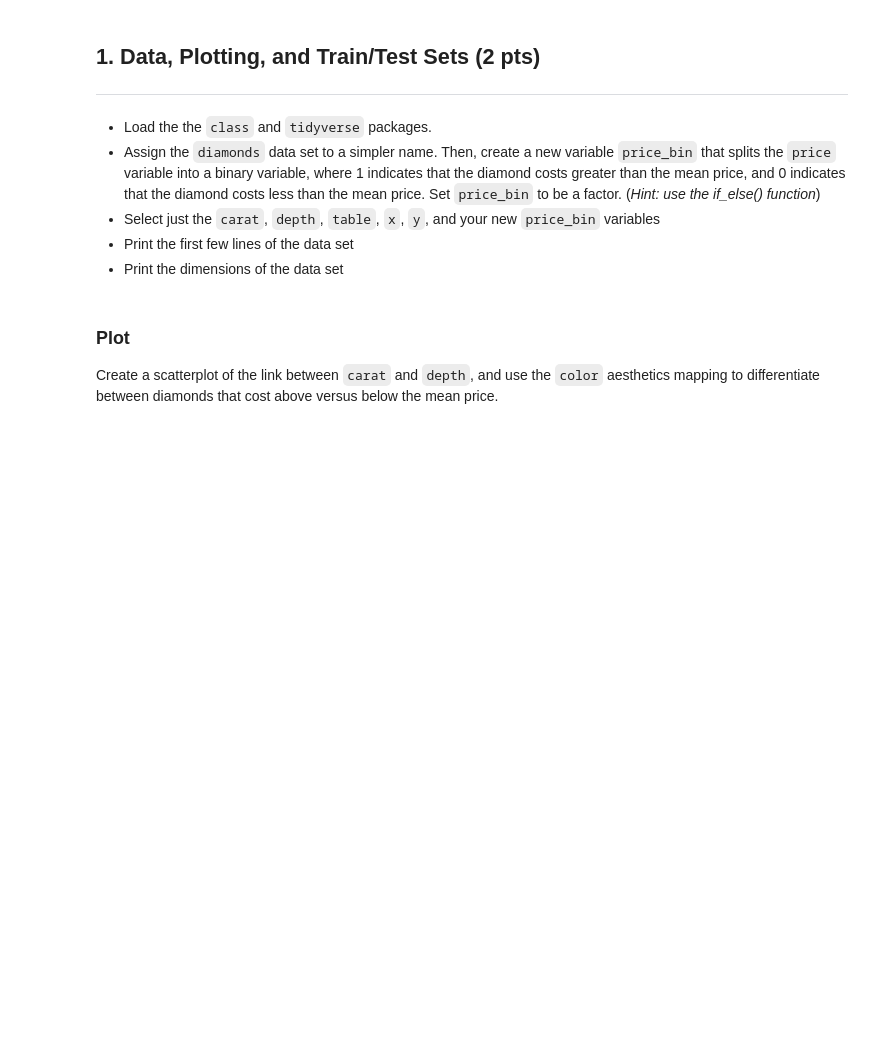
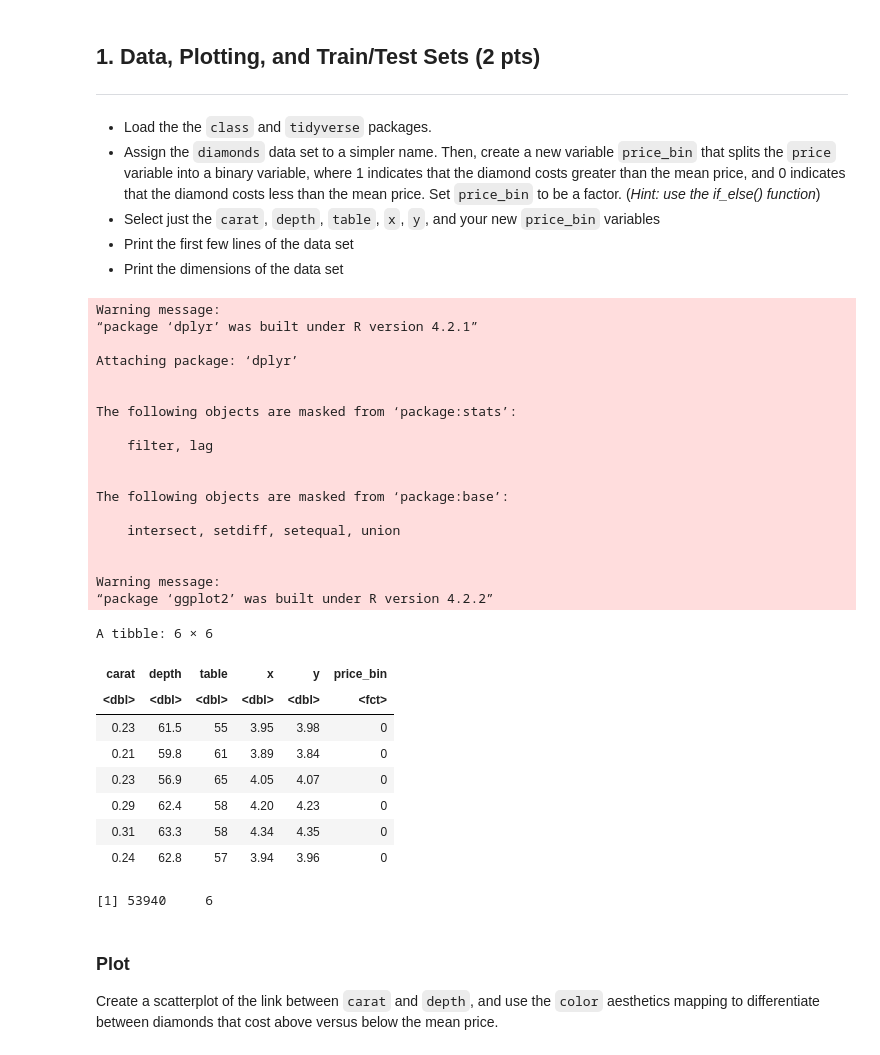
Before and after one commit to cnsimmons/Simmons_DSPN_S25, a Jupyter notebook: ExerciseSubmissions/ex11-the-beauty-of-knn.ipynb, the cells around one changed output. Drawn from its saved outputs; the diff is of its cells as text; code cells hidden in the pictures; blank space fills up the shorter version.

```diff
--- a/ExerciseSubmissions/ex11-the-beauty-of-knn.ipynb
+++ b/ExerciseSubmissions/ex11-the-beauty-of-knn.ipynb
@@ -17,3 +15,55 @@ In this exercise, you'll gain practice working with kNN. We'll use the [diamonds
+# %%
+# Load the required packages
+library(class)
+library(tidyverse)
+#library (dplyr)
+#library(ggplot2)
+
+
+# Assign the diamonds dataset to a simpler name and create price_bin variable
+diamonds_df <- diamonds
+diamonds_df <- diamonds_df %>%
+  mutate(price_bin = if_else(price > mean(price), 1, 0)) %>%
+  mutate(price_bin = as.factor(price_bin))
+
+# Select just the required variables
+diamonds_df <- diamonds_df %>%
+  select(carat, depth, table, x, y, price_bin)
+
+# Print the first few lines of the dataset
+head(diamonds_df)
+
+# Print the dimensions of the dataset
+dim(diamonds_df)
+# %% [output]
+Warning message:
+“package ‘dplyr’ was built under R version 4.2.1”
+
+Attaching package: ‘dplyr’
+
+
+The following objects are masked from ‘package:stats’:
+
+    filter, lag
+
+
+The following objects are masked from ‘package:base’:
+
+    intersect, setdiff, setequal, union
+
+
+Warning message:
+“package ‘ggplot2’ was built under R version 4.2.2”
+A tibble: 6 × 6
+| carat | depth | table | x | y | price_bin |
+| <dbl> | <dbl> | <dbl> | <dbl> | <dbl> | <fct> |
+| 0.23 | 61.5 | 55 | 3.95 | 3.98 | 0 |
+| 0.21 | 59.8 | 61 | 3.89 | 3.84 | 0 |
+| 0.23 | 56.9 | 65 | 4.05 | 4.07 | 0 |
+| 0.29 | 62.4 | 58 | 4.20 | 4.23 | 0 |
+| 0.31 | 63.3 | 58 | 4.34 | 4.35 | 0 |
+| 0.24 | 62.8 | 57 | 3.94 | 3.96 | 0 |
+[1] 53940     6
 # %% [markdown]
 ### Plot
 Create a scatterplot of the link between `carat` and `depth`, and use the `color` aesthetics mapping to differentiate between diamonds that cost above versus below the mean price.
```
Also changed, not shown: parts of 15 cells of this notebook.
